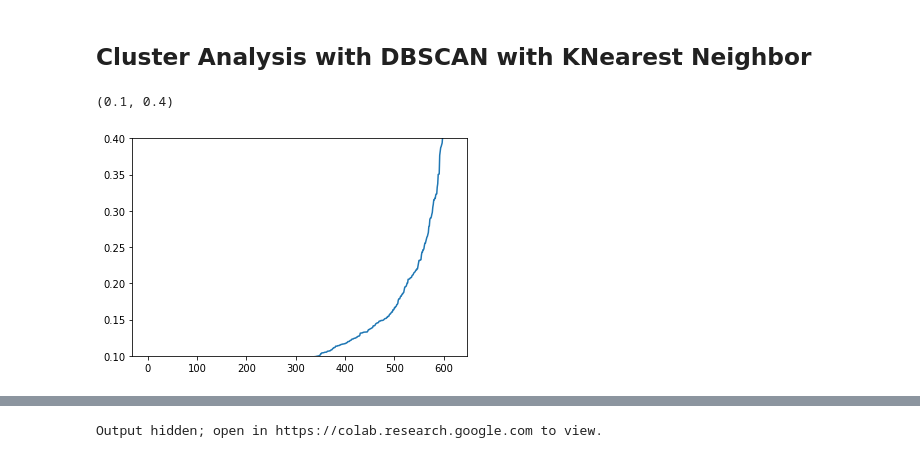
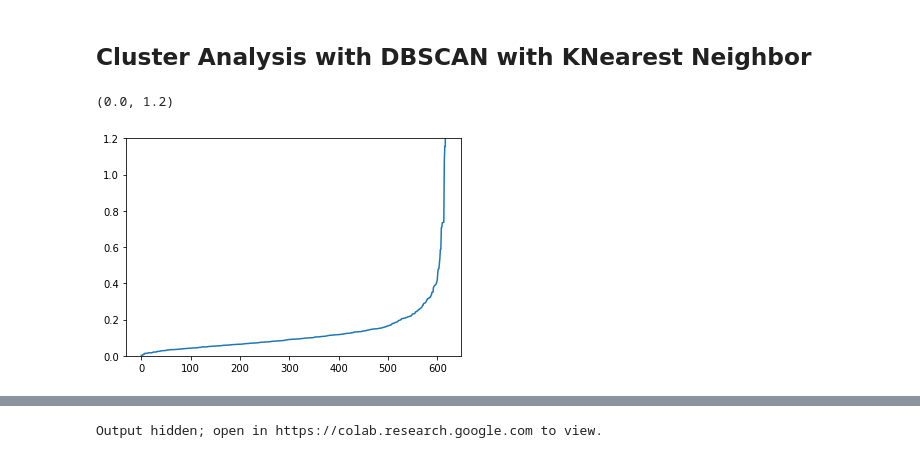
Before and after one commit to mward95/Oculus_Prime, a Jupyter notebook: Machine_Learning/Unsupervised_Learn-DBSCAN-hp1.ipynb, the cells around one changed output, grey strips where cells are left out. Drawn from its saved outputs; the diff is of its cells as text; code cells hidden in the pictures.

```diff
--- a/Machine_Learning/Unsupervised_Learn-DBSCAN-hp1.ipynb
+++ b/Machine_Learning/Unsupervised_Learn-DBSCAN-hp1.ipynb
@@ -170,12 +170,12 @@ array([0.19285071, 0.10385065])
 # %%
 from sklearn.neighbors import NearestNeighbors
 neigh = NearestNeighbors(n_neighbors=2)
 nbrs = neigh.fit(x_pca)
 distances, indices = nbrs.kneighbors(x_pca)
 distances = np.sort(distances, axis=0)
 distances = distances[:,1]
 plt.plot(distances)
-plt.ylim(0.1, .4)
+plt.ylim(0, 1.2)
 # %% [output]
-(0.1, 0.4)
+(0.0, 1.2)
-[figure, old version]
+[figure, new version]
```
Also changed, not shown: parts of 12 cells of this notebook, 2 other files.
